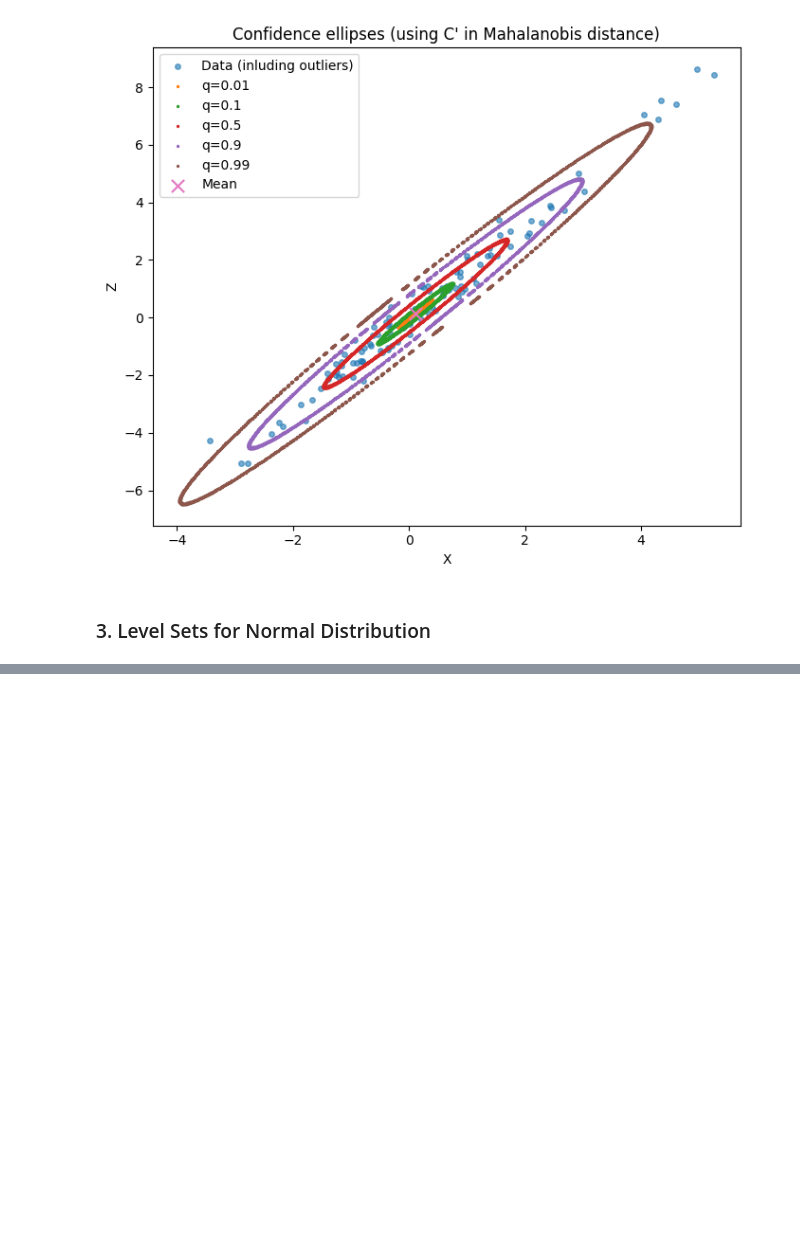
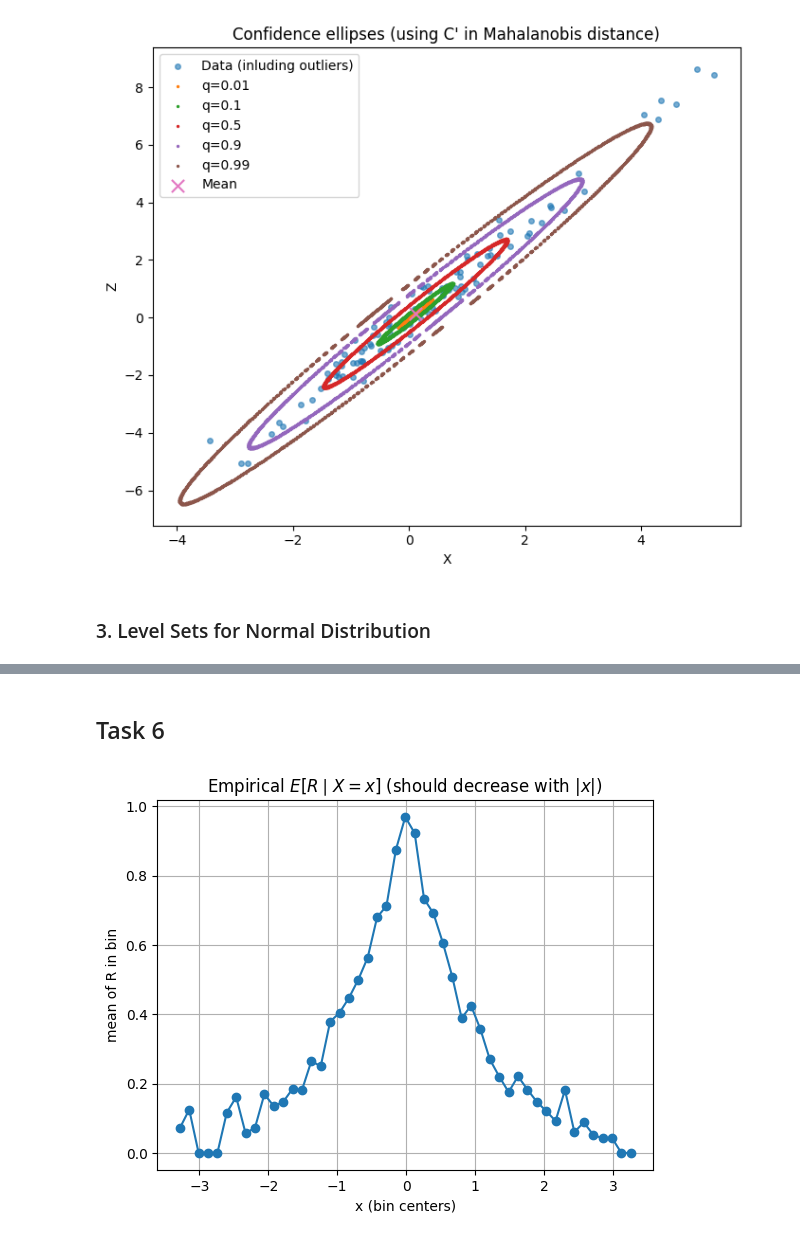
Before and after one commit to pbahde2/UL-Exercise-Sheet-8, a Jupyter notebook: ul_task8.ipynb, the cells around one changed output, grey strips where cells are left out. Drawn from its saved outputs; the diff is of its cells as text; code cells hidden in the pictures; blank space fills up the shorter version.

Commit message:
task6

```diff
--- a/ul_task8.ipynb
+++ b/ul_task8.ipynb
@@ -472,0 +474,64 @@ plt.show()
+# %% [markdown]
+## Task 6
+# %%
+# --------------------------
+# 1) Generate (X, Y), then Z=X+Y
+# --------------------------
+
+rng = np.random.default_rng(42)
+
+n = 5000
+bins = 50
+
+# Parameters from the sheet's earlier setting
+sigma_x2 = 2.0
+sigma_y2 = 1.0
+rho = np.sqrt(3) / 2.0
+
+sigma_x = np.sqrt(sigma_x2)
+sigma_y = np.sqrt(sigma_y2)
+
+# Covariance of (X,Y)
+Sigma_XY = np.array([
+    [sigma_x2, rho * sigma_x * sigma_y],
+    [rho * sigma_x * sigma_y, sigma_y2]
+])
+
+XY = rng.multivariate_normal(mean=[0.0, 0.0], cov=Sigma_XY, size=n)
+X = XY[:, 0]
+Y = XY[:, 1]
+Z = X + Y
+
+# --------------------------
+# 2) Missingness mechanism: R | X ~ Bernoulli(exp(-|X|))
+# --------------------------
+p = np.exp(-np.abs(X))
+R = rng.binomial(1, p)  # 1=observed, 0=missing
+
+# Helper: binned conditional mean E[R | V in bin]
+def binned_mean(V, R, bins):
+    idx = np.digitize(V, bins)
+    centers = 0.5 * (bins[:-1] + bins[1:])
+    means = np.empty(len(centers))
+    means[:] = np.nan
+    for i in range(1, len(bins)):
+        mask = idx == i
+        if mask.any():
+            means[i-1] = R[mask].mean()
+    return centers, means
+
+# --------------------------
+# (i) Verify x -> E[R | X=x] decreases with |x|‚
+# --------------------------
+bins_x = np.linspace(np.quantile(X, 0.01), np.quantile(X, 0.99), bins)
+cx, mrx = binned_mean(X, R, bins_x)
+
+plt.figure()
+plt.plot(cx, mrx, marker="o")
+plt.title(r"Empirical $E[R\mid X=x]$ (should decrease with $|x|$)")
+plt.xlabel("x (bin centers)")
+plt.ylabel("mean of R in bin")
+plt.grid(True)
+plt.show()
+# %% [output]
+[figure, added]
```
Also changed, not shown: parts of 7 cells of this notebook.
